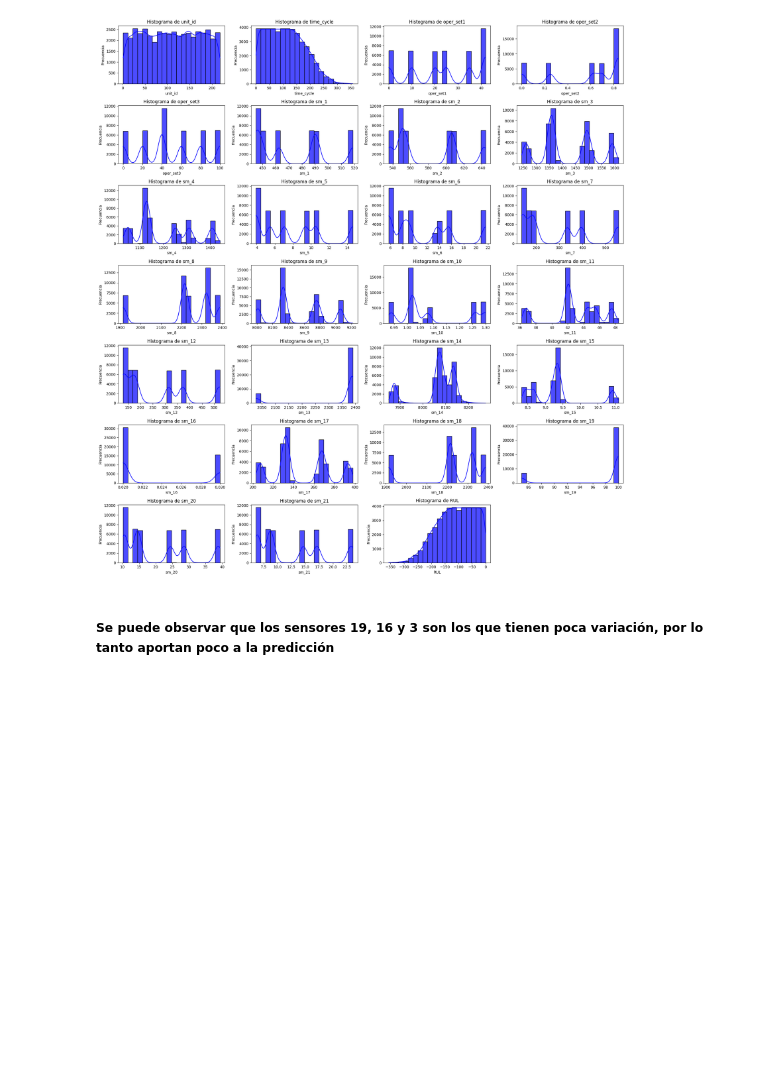
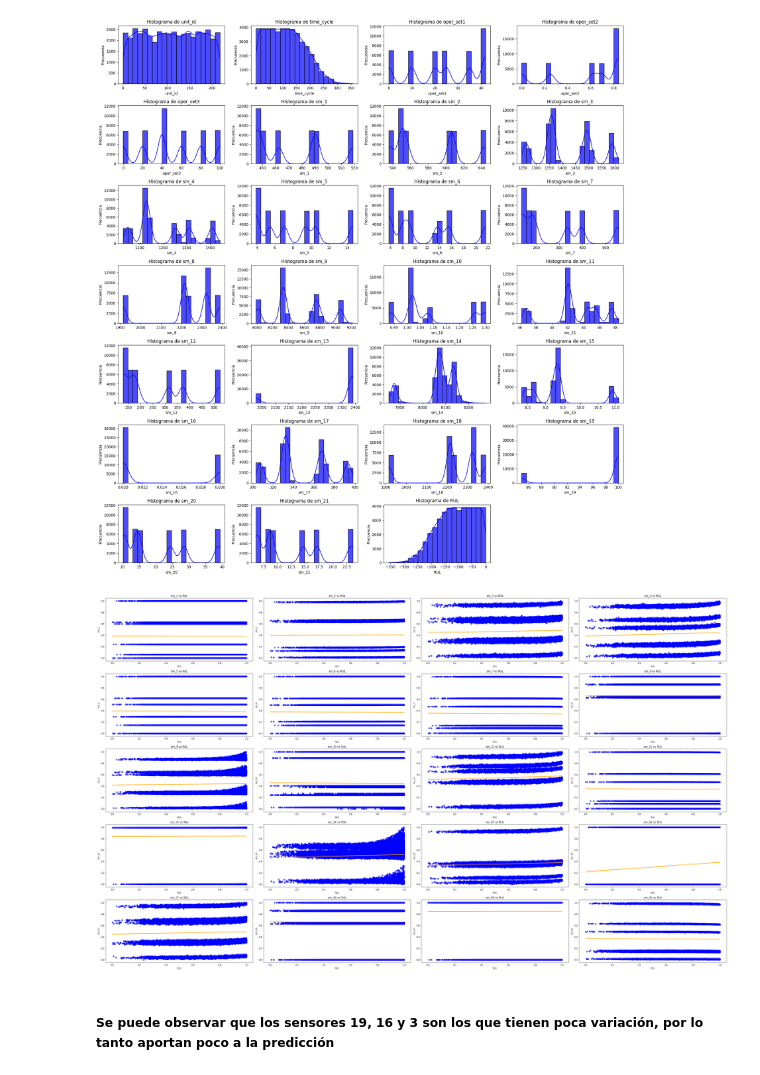
Before and after one commit to Dave4006/ProyectoMante, a Jupyter notebook: Programacion/2.ipynb, the cells around one changed output. Saved outputs shown, nothing was run; the diff lists cells and outputs as text; code cells hidden in the pictures; blank space fills up the shorter version.

```diff
--- a/Programacion/2.ipynb
+++ b/Programacion/2.ipynb
@@ -134,6 +134,35 @@ for j in range(i + 1, num_rows * num_cols):
 plt.show()  # Mostrar la figura
 # %% [output]
 [figure]
+# %%
+num_cols = 4  # Number of columns in the layout
+num_rows = len(train_df.columns[5:-2]) // num_cols + (len(train_df.columns[5:-2]) % num_cols > 0)  # Calculate the number of rows
+
+fig, axs = plt.subplots(num_rows, num_cols, figsize=(40, 24))  # Adjust figure size
+
+# Create scatter plots for each sensor against RUL
+for i, col in enumerate(train_df.columns[5:-2]):  # Exclude the RUL column
+    row, col_pos = divmod(i, num_cols)  # Calculate the position of the subplot
+
+    # Use seaborn's regplot to plot the scatter and trend line
+    sns.regplot(x=train_df['RUL'], y=train_df[col], ax=axs[row, col_pos],
+                scatter_kws={'color': 'blue', 'marker': 'o'},  # Scatter plot customization
+                line_kws={'color': 'orange'})  # Trend line customization
+
+    axs[row, col_pos].set_title(f'{col} vs RUL')  # Title of the plot
+    axs[row, col_pos].set_xlabel('RUL')  # X-axis label
+    axs[row, col_pos].set_ylabel(col)  # Y-axis label
+
+# Adjust layout
+plt.tight_layout()
+
+# Remove empty subplots if necessary
+for j in range(i + 1, num_rows * num_cols):
+    fig.delaxes(axs.flatten()[j])
+
+plt.show()  # Show the figure
+# %% [output]
+[figure, added]
 # %% [markdown]
 ##### Se puede observar que los sensores 19, 16 y 3 son los que tienen poca variación, por lo tanto aportan poco a la predicción
 # %% [markdown]
```
